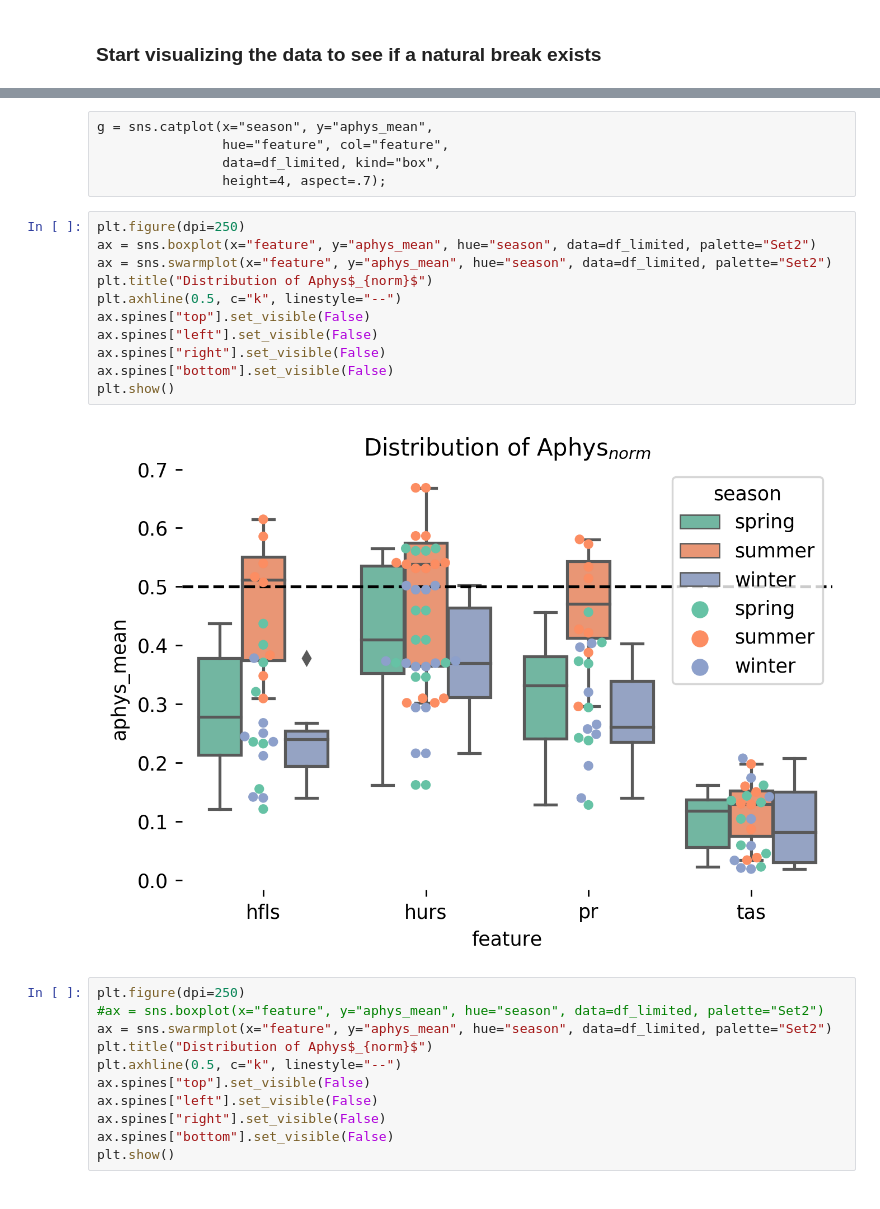
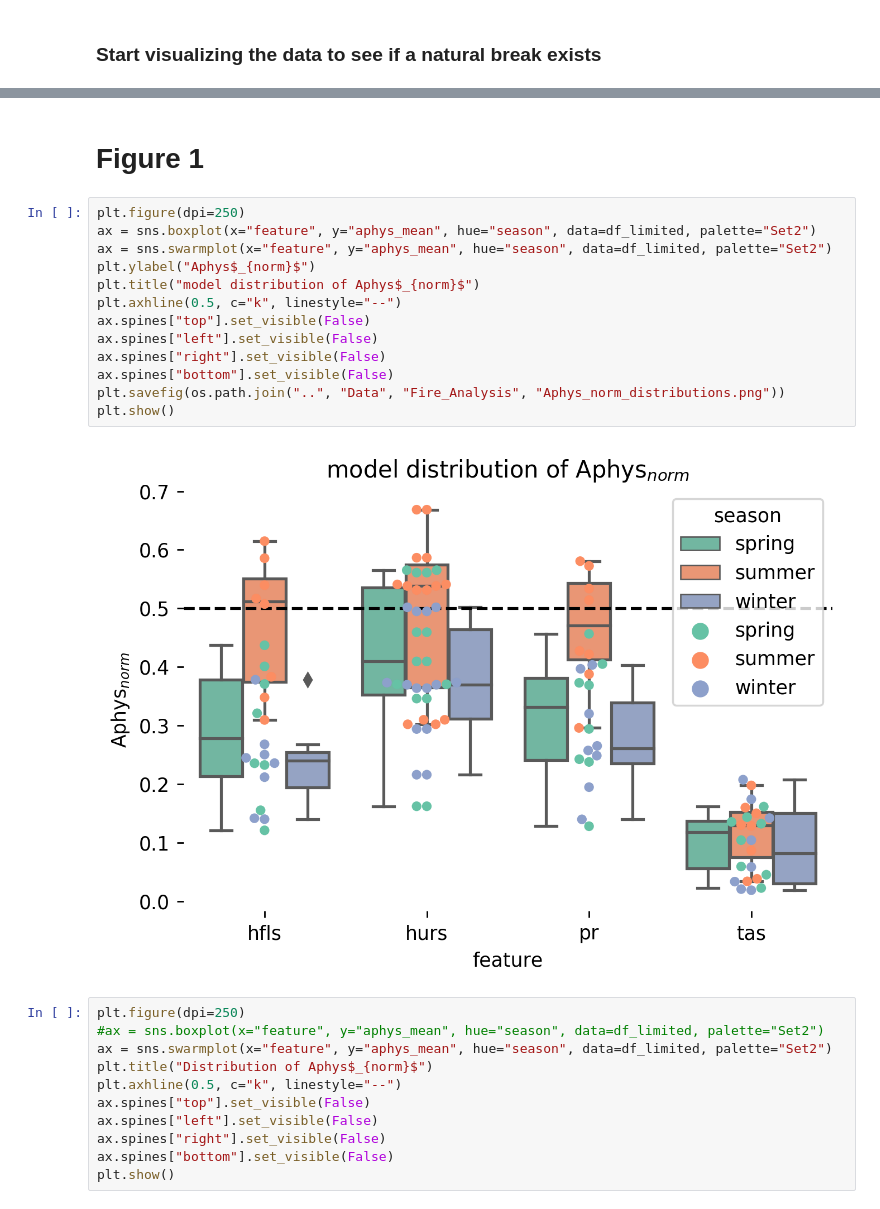
Before and after one commit to stevenjoelbrey/metSpread, a Jupyter notebook: Python/map_phys_importance.ipynb, the cells around one changed output, grey strips where cells are left out. Saved outputs shown, nothing was run; the diff lists cells and outputs as text.

```diff
--- a/Python/map_phys_importance.ipynb
+++ b/Python/map_phys_importance.ipynb
@@ -258,21 +247,20 @@ plt.show()
-# %% [raw]
-g = sns.catplot(x="season", y="aphys_mean",
-                hue="feature", col="feature",
-                data=df_limited, kind="box",
-                height=4, aspect=.7);
+# %% [markdown]
+# Figure 1
 # %%
 plt.figure(dpi=250)
 ax = sns.boxplot(x="feature", y="aphys_mean", hue="season", data=df_limited, palette="Set2")
 ax = sns.swarmplot(x="feature", y="aphys_mean", hue="season", data=df_limited, palette="Set2")
-plt.title("Distribution of Aphys$_{norm}$")
+plt.ylabel("Aphys$_{norm}$")
+plt.title("model distribution of Aphys$_{norm}$")
 plt.axhline(0.5, c="k", linestyle="--")
 ax.spines["top"].set_visible(False)
 ax.spines["left"].set_visible(False)
 ax.spines["right"].set_visible(False)
 ax.spines["bottom"].set_visible(False)
+plt.savefig(os.path.join("..", "Data", "Fire_Analysis", "Aphys_norm_distributions.png"))
 plt.show()
 # %% [output]
-[figure, old version]
+[figure, new version]
 # %%
 plt.figure(dpi=250)
 #ax = sns.boxplot(x="feature", y="aphys_mean", hue="season", data=df_limited, palette="Set2")
```
Also changed, not shown: parts of 26 cells of this notebook.
